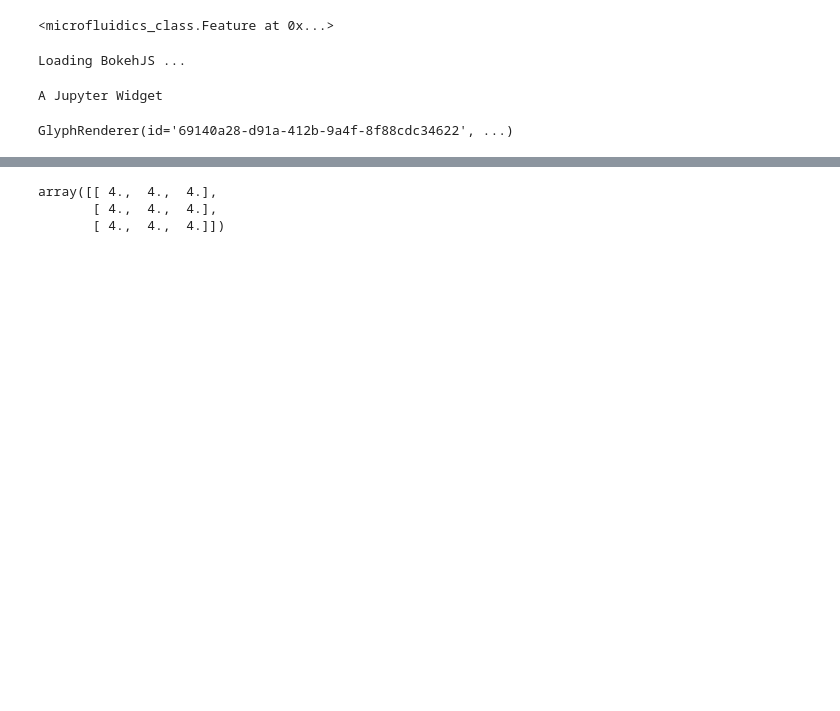
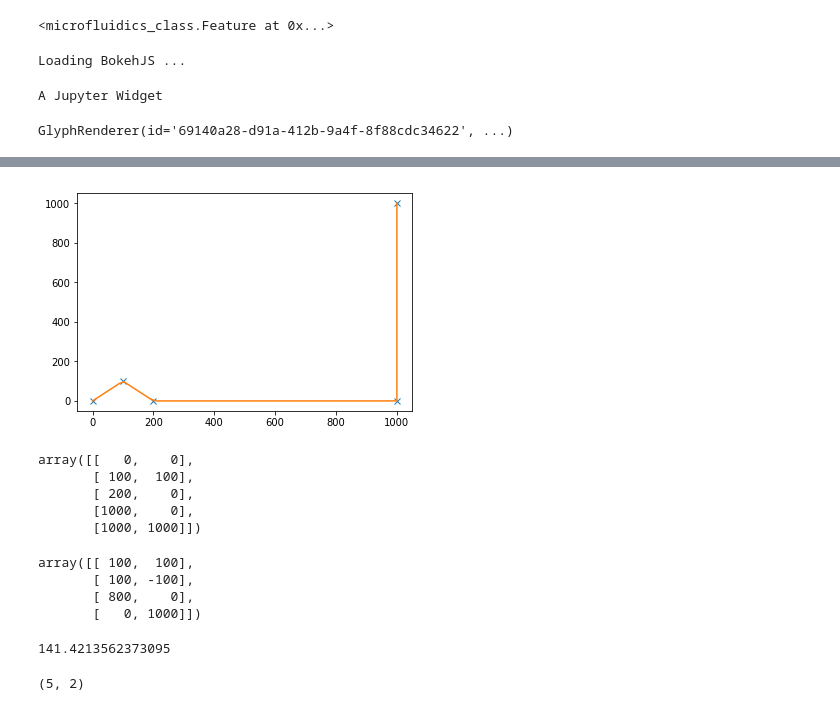
Before and after one commit to guiwitz/PyMicrofluidics, a Jupyter notebook: PyMicrofluidics_class_example.ipynb, the cells around one changed output, grey strips where cells are left out. Saved outputs shown, nothing was run; the diff lists cells and outputs as text; code cells hidden in the pictures; blank space fills up the shorter version.

Commit message:
Added simple polygon feature. Added fixed array numbering option

```diff
--- a/PyMicrofluidics_class_example.ipynb
+++ b/PyMicrofluidics_class_example.ipynb
@@ -186,6 +184,0 @@ TypeError: 'NoneType' object does not support item assignment
-# %%
-4*np.ones([3,3])
-# %% [output]
-array([[ 4.,  4.,  4.],
-       [ 4.,  4.,  4.],
-       [ 4.,  4.,  4.]])
@@ -191,0 +187,2 @@ array([[ 4.,  4.,  4.],
+# %%
+tube = np.array(tube_coord)
@@ -191,0 +191,18 @@ array([[ 4.,  4.,  4.],
+# %%
+tck, u = interpolate.splprep([tube[:,0],tube[:,1]], k=1,s=0)
+# %%
+unew = np.arange(0, 1.01, 0.01)
+out = interpolate.splev(unew, tck)
+plt.figure()
+plt.plot(tube[:,0], tube[:,1], 'x', out[0], out[1])
+plt.show()
+# %% [output]
+[figure, added]
+# %%
+tube
+# %% [output]
+array([[   0,    0],
+       [ 100,  100],
+       [ 200,    0],
+       [1000,    0],
+       [1000, 1000]])
@@ -191,0 +212,16 @@ array([[ 4.,  4.,  4.],
+# %%
+np.diff(tube,axis=0)
+# %% [output]
+array([[ 100,  100],
+       [ 100, -100],
+       [ 800,    0],
+       [   0, 1000]])
+# %%
+(100**2+100**2)**0.5
+# %% [output]
+141.4213562373095
+# %%
+t.shape
+tube.shape
+# %% [output]
+(5, 2)
```
Also changed, not shown: parts of 21 cells of this notebook, 1 other file.
